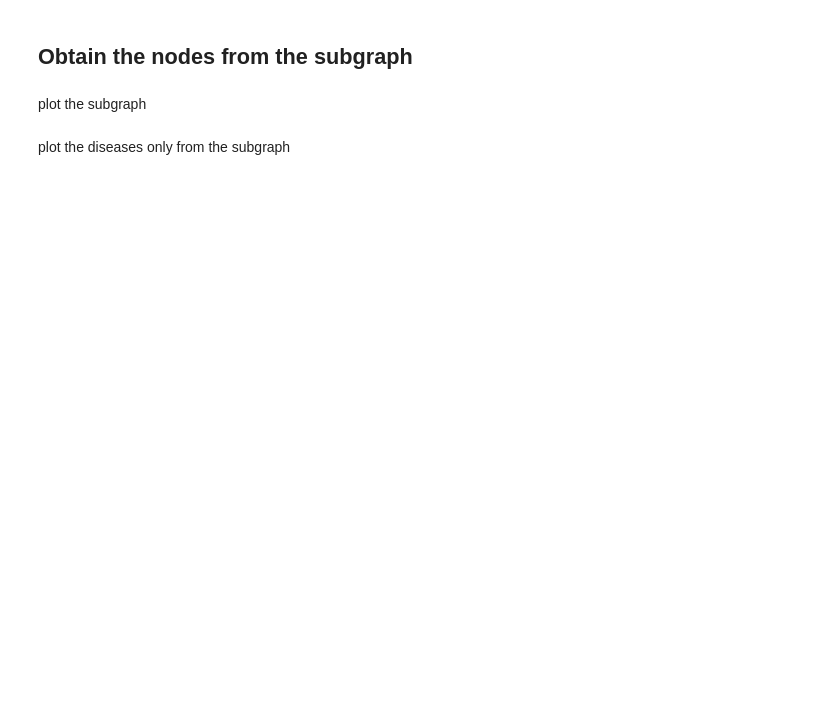
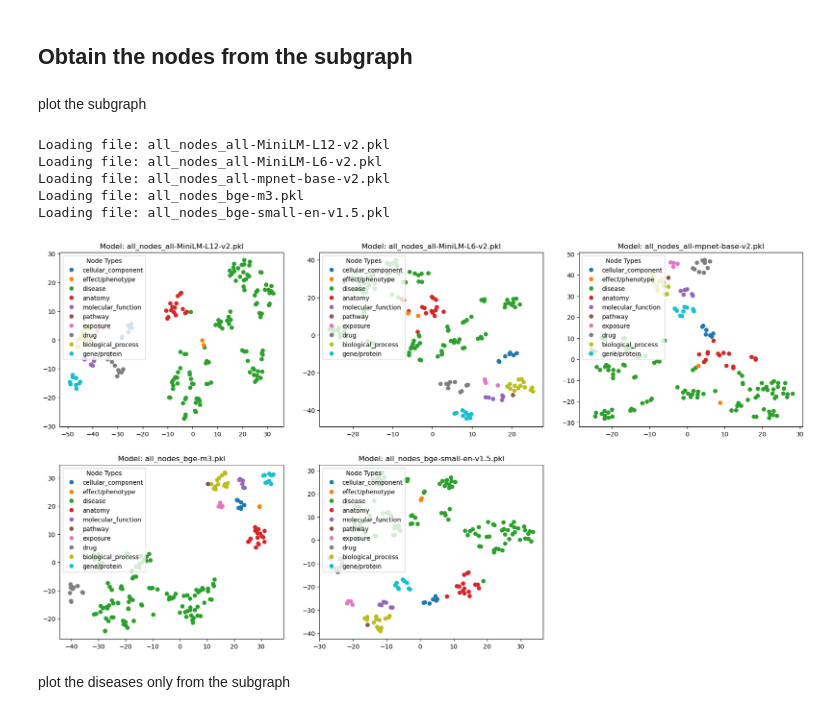
Before and after one commit to laurasck14/KG-RAG, a Jupyter notebook: embedding_evaluation.ipynb, the cells around one changed output. Drawn from its saved outputs; the diff is of its cells as text; code cells hidden in the pictures; blank space fills up the shorter version.

Commit message:
plotting the different embedding models

```diff
--- a/embedding_evaluation.ipynb
+++ b/embedding_evaluation.ipynb
@@ -21,11 +28,10 @@ for name in model_names:
     evaluation = MTEB(tasks)
     results = evaluation.run(model, output_folder=f"results/{name}")
 # %%
-import json
-import glob
+
 
 # Define the path to the JSON files
-json_files = glob.glob("/home/lasa14/project-llm/git-llm-rag/results/**/*.json", recursive=True)
+json_files = glob.glob("/home/lasa14/scratch-llm/results/MTEB/**/*.json", recursive=True)
 
 # Iterate through each file and extract the "main_score"
 for file in json_files:
@@ -75,7 +99,8 @@ plt.show()
 # Generate subgraph
 # %%
 #import nodes from pickle from the storage
-with open(os.path.expanduser('~/scratch-llm/storage/nodes/all_nodes_embedded_mpnet_base_v2.pkl'), 'rb') as f:
+# with open(os.path.expanduser('~/scratch-llm/storage/nodes/all_nodes_embedded_mpnet_base_v2.pkl'), 'rb') as f:
+with open(os.path.expanduser('~/scratch-llm/storage/nodes/all_nodes_all-mpnet-base-v2.pkl'), 'rb') as f:
     all_nodes_embedded = pickle.load(f)
 # %% [markdown]
 ## Find nodes that have edges of multiple types:
@@ -167,3 +201,72 @@ plt.show()
+# %%
+
+def plot_subgraph(subgraph_nodes, embedding_files):
+    """
+    Plot the node embeddings of the subgraph using t-SNE for dimensionality reduction.
+    Each embedding model is visualized in a separate subplot.
+    """
+    fig, axs = plt.subplots(nrows=2, ncols=3, figsize=(18, 10))  # Adjusted figure size for better readability
+    axs = axs.flat  # Flatten the axes array for easier indexing
+
+    for i, embedding_file in enumerate(embedding_files):
+        if i >= len(axs):  # Ensure we don't exceed the number of subplots
+            break
+
+        print(f"Loading file: {embedding_file}")
+        # Load the embeddings for the current model
+        with open(os.path.expanduser(f'~/scratch-llm/storage/nodes/{embedding_file}'), 'rb') as f:
+            all_nodes_embedded = pickle.load(f)
+
+        # Generate the subgraph
+        subgraph_nodes = generate_subgraph(all_nodes_embedded)
+
+        # Extract embeddings and labels
+        embeddings = np.array([node.embedding for node in subgraph_nodes])
+        labels = [node.metadata['node_type'] for node in subgraph_nodes]
+
+        # Perform t-SNE dimensionality reduction
+        tsne = TSNE(n_components=2, random_state=42, perplexity=10)
+        reduced_embeddings = tsne.fit_transform(embeddings)
+
+        # Convert labels to numerical values for coloring
+        label_to_num = {label: idx for idx, label in enumerate(set(labels))}
+        numeric_labels = [label_to_num[label] for label in labels]
+
+        # Plot the embeddings in the current subplot
+        scatter = axs[i].scatter(reduced_embeddings[:, 0], reduced_embeddings[:, 1], c=numeric_labels, cmap='tab10')
+
+        # Add a legend
+        legend_labels = list(label_to_num.keys())
+        axs[i].legend(handles=scatter.legend_elements()[0], labels=legend_labels, title="Node Types", loc="upper left")
+
+        # Add title
+        axs[i].set_title(f"Model: {embedding_file.split('/')[-1]}")
+
+    # Remove unused subplots
+    for j in range(len(embedding_files), len(axs)):
+        axs[j].axis('off')
+
+    plt.tight_layout(pad=3.0)
+    plt.show()
+
+# List of embedding files
+embedding_files = [
+    "all_nodes_all-MiniLM-L12-v2.pkl",
+    "all_nodes_all-MiniLM-L6-v2.pkl",
+    "all_nodes_all-mpnet-base-v2.pkl",
+    "all_nodes_bge-m3.pkl",
+    "all_nodes_bge-small-en-v1.5.pkl"
+]
+
+# Call the function to plot the subgraph
+plot_subgraph(subgraph_nodes=None, embedding_files=embedding_files)
+# %% [output]
+Loading file: all_nodes_all-MiniLM-L12-v2.pkl
+Loading file: all_nodes_all-MiniLM-L6-v2.pkl
+Loading file: all_nodes_all-mpnet-base-v2.pkl
+Loading file: all_nodes_bge-m3.pkl
+Loading file: all_nodes_bge-small-en-v1.5.pkl
+[figure, added]
 # %% [markdown]
 plot the diseases only from the subgraph
 # %%
```
Also changed, not shown: parts of 9 cells of this notebook.
